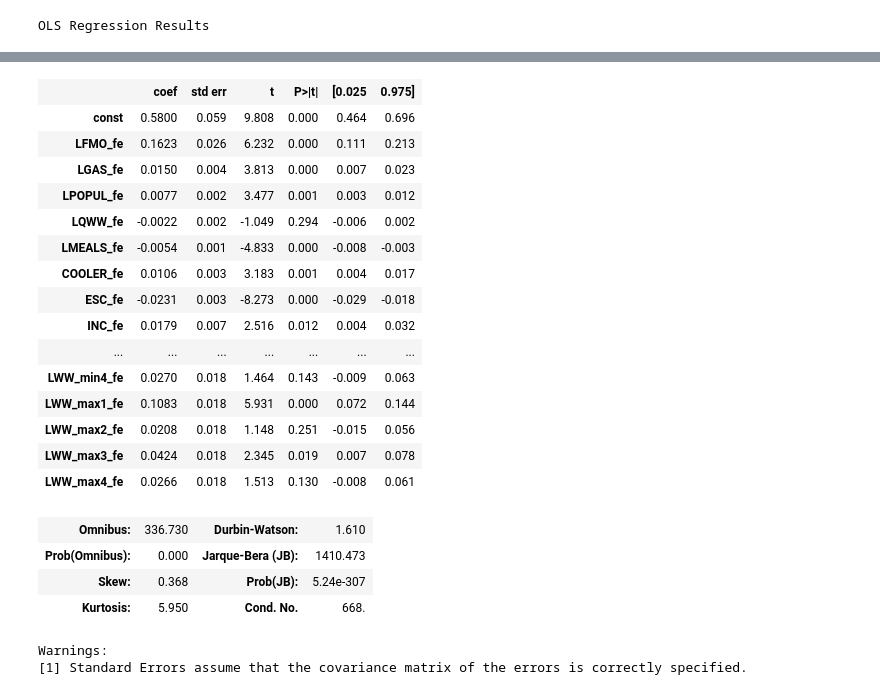
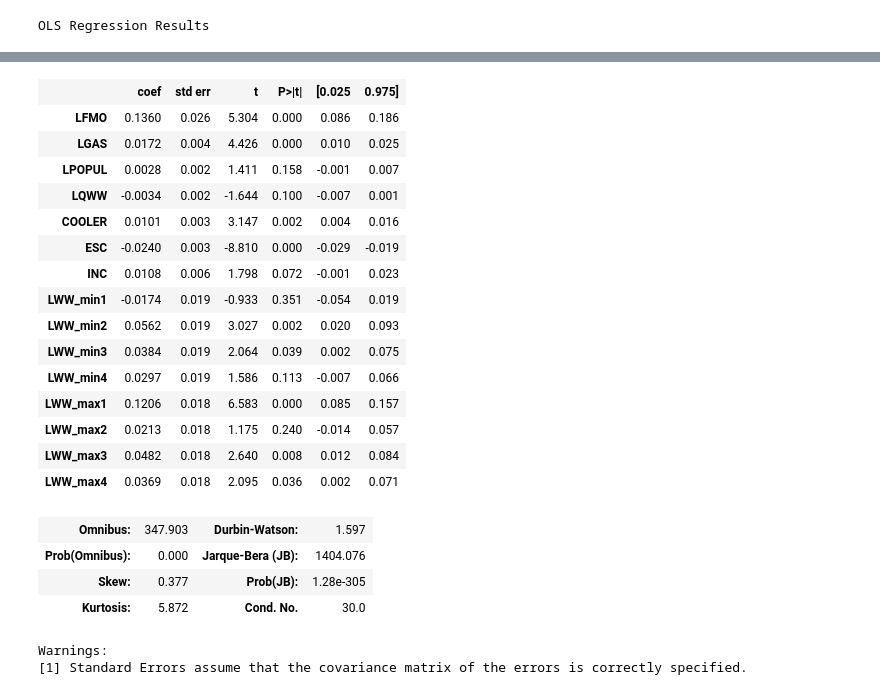
Before and after one commit to ericschulman/tx_milk_2yp, a Jupyter notebook: data_clean.ipynb, the cells around one changed output, grey strips where cells are left out. Saved outputs shown, nothing was run; the diff lists cells and outputs as text; code cells hidden in the pictures.

```diff
--- a/data_clean.ipynb
+++ b/data_clean.ipynb
@@ -21,7 +21,7 @@ data['ESC'] = data['ESC'].fillna(0)
 #milk =  ['WW','LFW','WC','LFC']
 milk = ['WW']
 auct_key = ['YEAR','MONTH','DAY','SYSTEM','FMOZONE']
-cts = ['FMO','GAS','POPUL','QWW','MEALS']
+cts = ['FMO','GAS','POPUL','QWW']
 dummies = ['COOLER','ESC']
 
 
@@ -52,10 +52,15 @@ for t in range(1,1+lags):
 
 
 fe = ['FMOZONE']
+#fe = ['COUNTY']
 #fe = []
+data.loc[(data['FMOZONE'] =='1A') , 'FMOZONE'] = '1'
+#cheat and make fmozone 1a = 1
+
+
 fekeys = []
 for effect in fe:
-    fes = pd.get_dummies(data[effect],drop_first=True)
+    fes = pd.get_dummies(data[effect], drop_first=True)
     fekeys = fekeys+ list(fes.columns)
     data = pd.concat((data, fes), axis=1)
 
@@ -141,23 +142,16 @@ strong multicollinearity or other numerical problems.
 # %%
-reg2 = pd.read_csv('data/clean_milk1.csv')
+def add_fe(df, dfvars, fe):
+    #apply the within transformation ahead of time
+    df = df.copy()
+    dum = pd.get_dummies(df[fe])
+    for var in dfvars:
+        df[var] = sm.OLS(df[var],dum).fit().resid
+        if var =='LWW':
+            print sm.OLS(df[var],dum).fit().summary()
+    return df, [var for var in dfvars]
 
-def add_fe(df, dfvars,groups):
-    #apply the within transformation
-    df = df.copy()
-    for var in dfvars: #,
-        df[var+'_fe'] = df[var]
-        for fe in groups:
-            dum = pd.get_dummies(data[fe])
-            means = np.tile(data[var],len(dum.columns)).reshape(len(dum.columns),data.shape[0])
-            means = np.array(means.transpose()*dum)
-            means = means.sum(axis=0)/dum.sum(axis=0)
-            means = np.tile(means,data.shape[0]).reshape(data.shape[0],len(dum.columns))
-            means = (means*dum).sum(axis=1)
-            df[var+'_fe'] = df[var+'_fe'] - means
-    return df, [var+'_fe' for var in dfvars]
-
-
-reg2, fenames = add_fe(reg1, lmilk + lcts + dummies + hist, ['COUNTY'])
+reg1 = pd.read_csv('data/clean_milk1.csv')
+reg2, fenames = add_fe(reg1.copy(), lmilk + lcts + dummies + hist, 'COUNTY')
 reg2 = reg2.copy()[bid_key + fenames]
 reg2.to_csv('data/clean_milk2.csv')
 print fenames
@@ -166,4 +202,4 @@ print fenames
 # %%
-sm.OLS(reg2['LWW_fe'],sm.add_constant(reg2[fenames[1:]]) ).fit().summary()
+sm.OLS(reg2['LWW'],reg2[fenames[1:]]).fit().summary()
 # %% [output]
 OLS Regression Results
@@ -178,23 +214,23 @@ OLS Regression Results
 | Covariance Type: | nonrobust |  |  |
 |  | coef | std err | t | P>|t| | [0.025 | 0.975] |
-| const | 0.5800 | 0.059 | 9.808 | 0.000 | 0.464 | 0.696 |
-| LFMO_fe | 0.1623 | 0.026 | 6.232 | 0.000 | 0.111 | 0.213 |
-| LGAS_fe | 0.0150 | 0.004 | 3.813 | 0.000 | 0.007 | 0.023 |
-| LPOPUL_fe | 0.0077 | 0.002 | 3.477 | 0.001 | 0.003 | 0.012 |
-| LQWW_fe | -0.0022 | 0.002 | -1.049 | 0.294 | -0.006 | 0.002 |
-| LMEALS_fe | -0.0054 | 0.001 | -4.833 | 0.000 | -0.008 | -0.003 |
-| COOLER_fe | 0.0106 | 0.003 | 3.183 | 0.001 | 0.004 | 0.017 |
-| ESC_fe | -0.0231 | 0.003 | -8.273 | 0.000 | -0.029 | -0.018 |
-| INC_fe | 0.0179 | 0.007 | 2.516 | 0.012 | 0.004 | 0.032 |
-| ... | ... | ... | ... | ... | ... | ... |
-| LWW_min4_fe | 0.0270 | 0.018 | 1.464 | 0.143 | -0.009 | 0.063 |
-| LWW_max1_fe | 0.1083 | 0.018 | 5.931 | 0.000 | 0.072 | 0.144 |
-| LWW_max2_fe | 0.0208 | 0.018 | 1.148 | 0.251 | -0.015 | 0.056 |
-| LWW_max3_fe | 0.0424 | 0.018 | 2.345 | 0.019 | 0.007 | 0.078 |
-| LWW_max4_fe | 0.0266 | 0.018 | 1.513 | 0.130 | -0.008 | 0.061 |
+| LFMO | 0.1360 | 0.026 | 5.304 | 0.000 | 0.086 | 0.186 |
+| LGAS | 0.0172 | 0.004 | 4.426 | 0.000 | 0.010 | 0.025 |
+| LPOPUL | 0.0028 | 0.002 | 1.411 | 0.158 | -0.001 | 0.007 |
+| LQWW | -0.0034 | 0.002 | -1.644 | 0.100 | -0.007 | 0.001 |
+| COOLER | 0.0101 | 0.003 | 3.147 | 0.002 | 0.004 | 0.016 |
+| ESC | -0.0240 | 0.003 | -8.810 | 0.000 | -0.029 | -0.019 |
+| INC | 0.0108 | 0.006 | 1.798 | 0.072 | -0.001 | 0.023 |
+| LWW_min1 | -0.0174 | 0.019 | -0.933 | 0.351 | -0.054 | 0.019 |
+| LWW_min2 | 0.0562 | 0.019 | 3.027 | 0.002 | 0.020 | 0.093 |
+| LWW_min3 | 0.0384 | 0.019 | 2.064 | 0.039 | 0.002 | 0.075 |
+| LWW_min4 | 0.0297 | 0.019 | 1.586 | 0.113 | -0.007 | 0.066 |
+| LWW_max1 | 0.1206 | 0.018 | 6.583 | 0.000 | 0.085 | 0.157 |
+| LWW_max2 | 0.0213 | 0.018 | 1.175 | 0.240 | -0.014 | 0.057 |
+| LWW_max3 | 0.0482 | 0.018 | 2.640 | 0.008 | 0.012 | 0.084 |
+| LWW_max4 | 0.0369 | 0.018 | 2.095 | 0.036 | 0.002 | 0.071 |
-| Omnibus: | 336.730 | Durbin-Watson: | 1.610 |
-| Prob(Omnibus): | 0.000 | Jarque-Bera (JB): | 1410.473 |
-| Skew: | 0.368 | Prob(JB): | 5.24e-307 |
-| Kurtosis: | 5.950 | Cond. No. | 668. |
+| Omnibus: | 347.903 | Durbin-Watson: | 1.597 |
+| Prob(Omnibus): | 0.000 | Jarque-Bera (JB): | 1404.076 |
+| Skew: | 0.377 | Prob(JB): | 1.28e-305 |
+| Kurtosis: | 5.872 | Cond. No. | 30.0 |
 Warnings:
 [1] Standard Errors assume that the covariance matrix of the errors is correctly specified.
```
Also changed, not shown: parts of 5 cells of this notebook, 3 other files.
